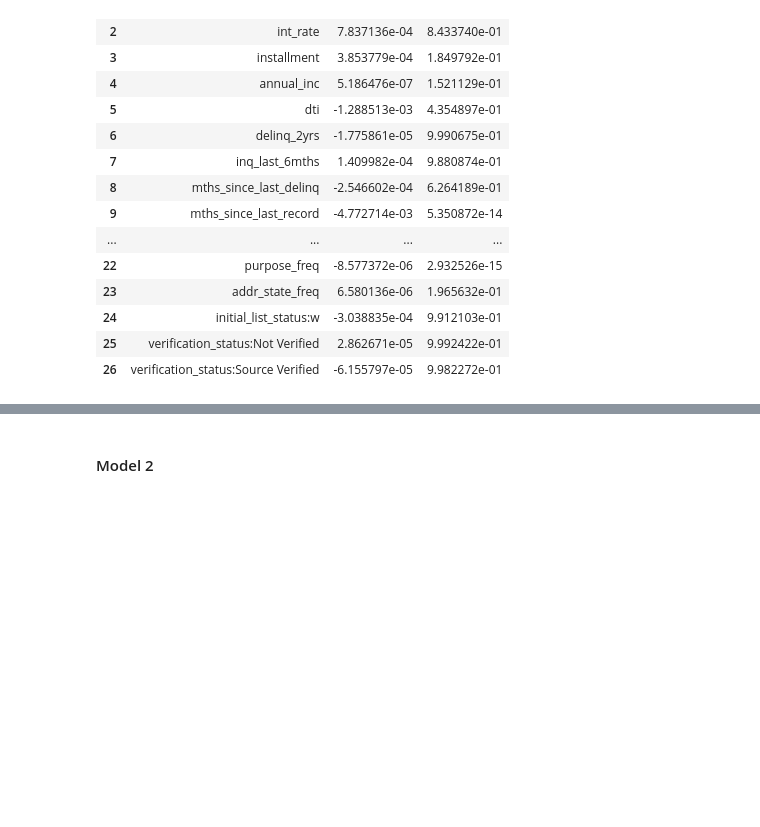
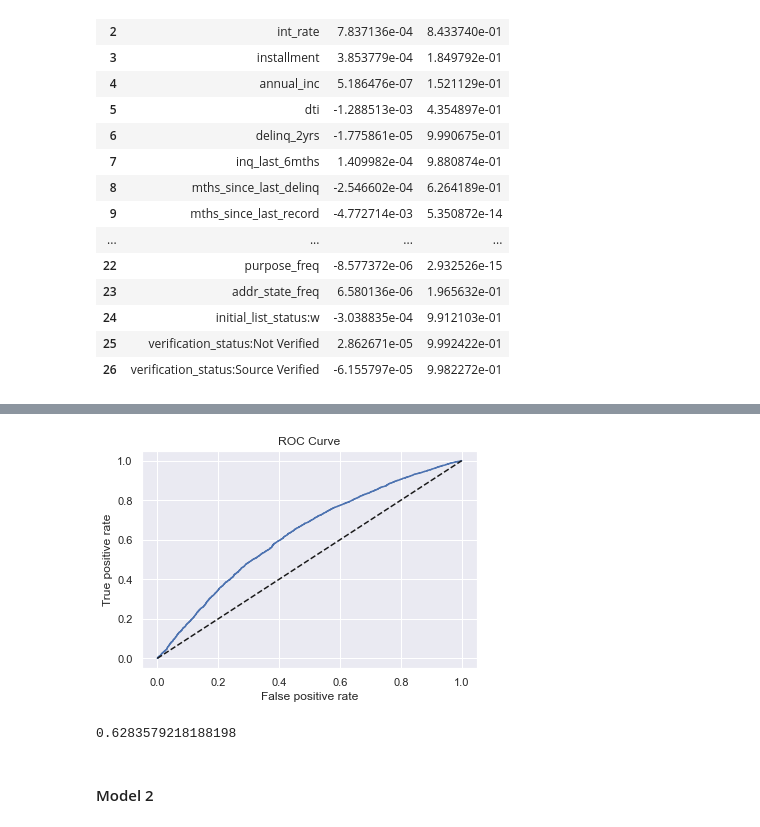
Before and after one commit to Melodie97/Machine-Learning-Projects, a Jupyter notebook: Credit Risk Modelling/Credit_Risk_Modelling-LGD_Model_Estimation.ipynb, the cells around one changed output, grey strips where cells are left out. Drawn from its saved outputs; the diff is of its cells as text; code cells hidden in the pictures; blank space fills up the shorter version.

```diff
--- a/Credit Risk Modelling/Credit Risk Modelling - LGD Model Estimation.ipynb
+++ b/Credit Risk Modelling/Credit_Risk_Modelling-LGD_Model_Estimation.ipynb
@@ -223,0 +233,3 @@ summary_table
+# %%
+df_actual_predicted_probs = pd.concat([y_test_temp, pd.DataFrame(pred)], axis=1)
+df_actual_predicted_probs
@@ -223,0 +250,3 @@ summary_table
+# %%
+df_actual_predicted_probs.columns = ['lgd_ytest', 'lgd_pred_proba']
+df_actual_predicted_probs.index = y_test.index
@@ -223,0 +269,3 @@ summary_table
+# %%
+tr = 0.5
+df_actual_predicted_probs['pred'] = np.where(df_actual_predicted_probs['lgd_pred_proba'] > tr, 1, 0)
@@ -223,0 +291,10 @@ summary_table
+# %%
+fpr, tpr, thresholds = roc_curve(df_actual_predicted_probs['lgd_ytest'], df_actual_predicted_probs['lgd_pred_proba'])
+# %%
+plt.plot(fpr, tpr)
+plt.plot(fpr, fpr, linestyle='--', color='k')
+plt.xlabel('False positive rate')
+plt.ylabel('True positive rate')
+plt.title('ROC Curve');
+# %% [output]
+[figure, added]
@@ -224,3 +303,7 @@ summary_table
+# %%
+AUROC
+# %% [output]
+0.6283579218188198
 # %% [markdown]
 #### Model 2
 # %%
```
Also changed, not shown: parts of 54 cells of this notebook.
